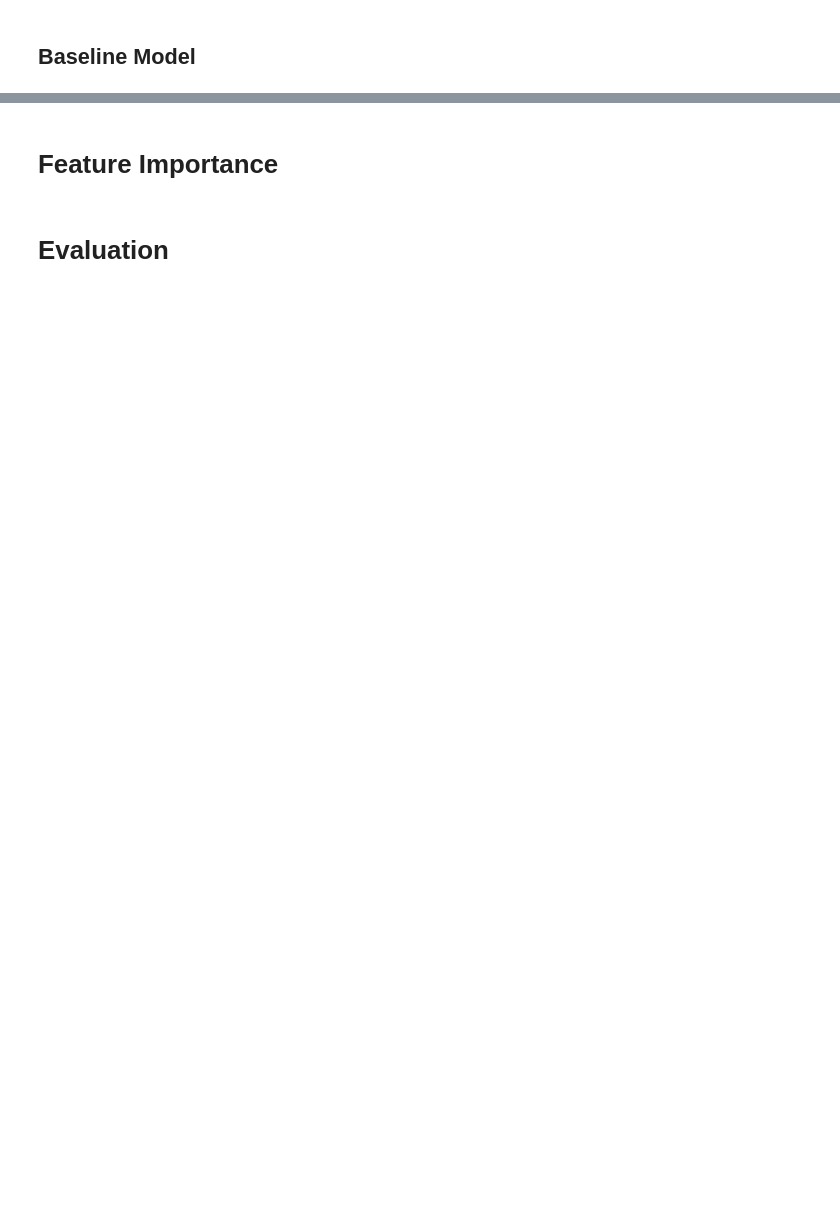
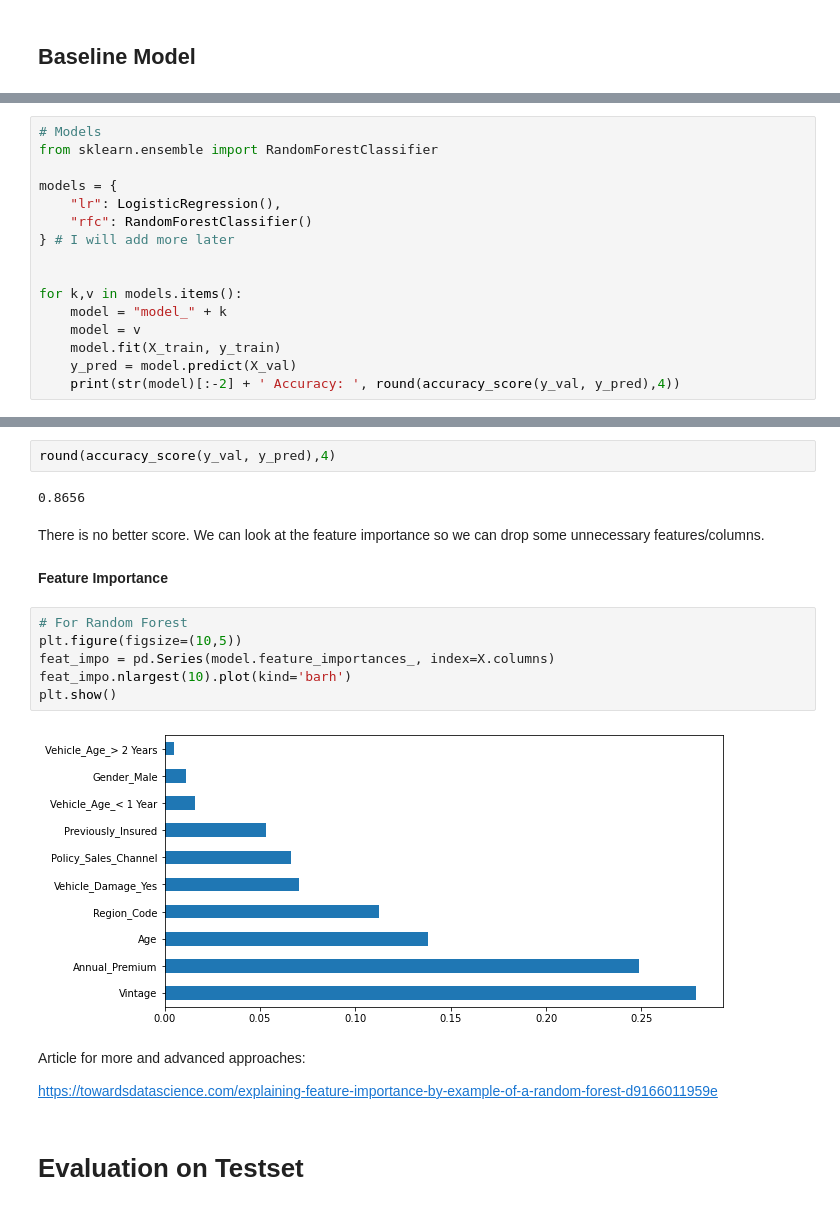
Before and after one commit to svenrr/health-insurance-cross-sell-prediction, a Jupyter notebook: health-insurance-cross-sell-prediction.ipynb, the cells around one changed output, grey strips where cells are left out. Drawn from its saved outputs; the diff is of its cells as text; blank space fills up the shorter version.

```diff
--- a/health-insurance-cross-sell-prediction.ipynb
+++ b/health-insurance-cross-sell-prediction.ipynb
@@ -292,0 +472,16 @@ sns.pairplot(df.drop(["id","Region_Code"], axis=1));
+# %%
+# Models
+from sklearn.ensemble import RandomForestClassifier
+
+models = {
+    "lr": LogisticRegression(),
+    "rfc": RandomForestClassifier()
+} # I will add more later
+
+
+for k,v in models.items():
+    model = "model_" + k
+    model = v
+    model.fit(X_train, y_train)
+    y_pred = model.predict(X_val)
+    print(str(model)[:-2] + ' Accuracy: ', round(accuracy_score(y_val, y_pred),4))
@@ -293,4 +562,22 @@ sns.pairplot(df.drop(["id","Region_Code"], axis=1));
+# %%
+round(accuracy_score(y_val, y_pred),4)
+# %% [output]
+0.8656
+# %% [markdown]
+There is no better score. We can look at the feature importance so we can drop some unnecessary features/columns.
 # %% [markdown]
-# Feature Importance
+**Feature Importance**
+# %%
+# For Random Forest
+plt.figure(figsize=(10,5))
+feat_impo = pd.Series(model.feature_importances_, index=X.columns)
+feat_impo.nlargest(10).plot(kind='barh')
+plt.show()
+# %% [output]
+[figure, added]
+# %% [markdown]
+Article for more and advanced approaches:
+
+https://towardsdatascience.com/explaining-feature-importance-by-example-of-a-random-forest-d9166011959e
 # %% [markdown]
-# Evaluation
+# Evaluation on Testset
```
Also changed, not shown: parts of 35 cells of this notebook.
